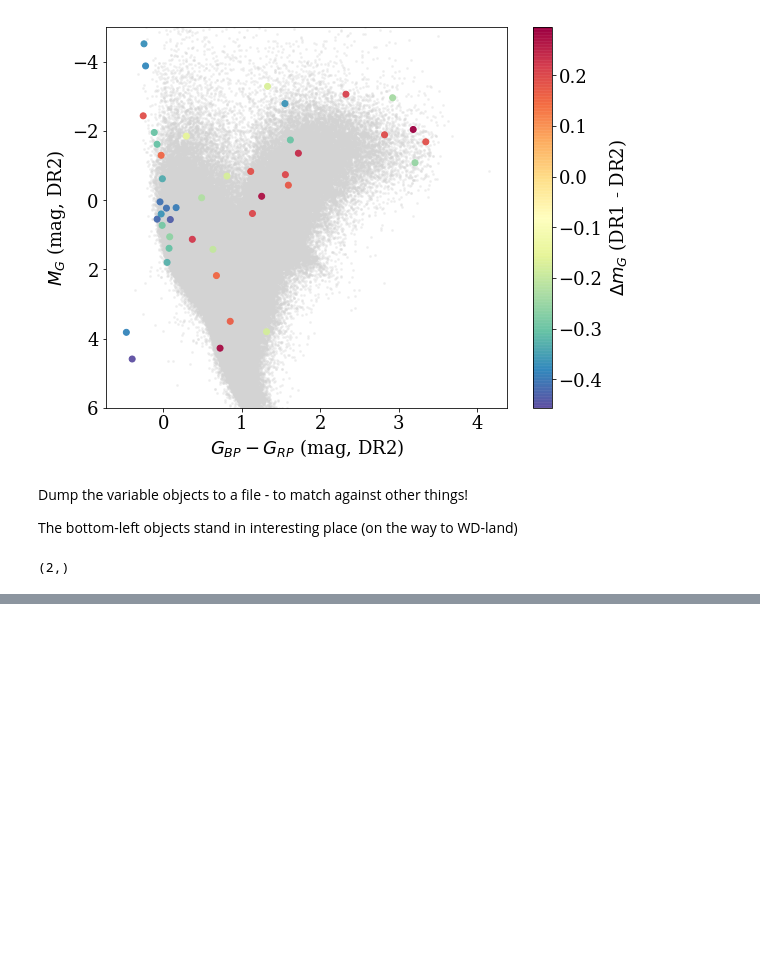
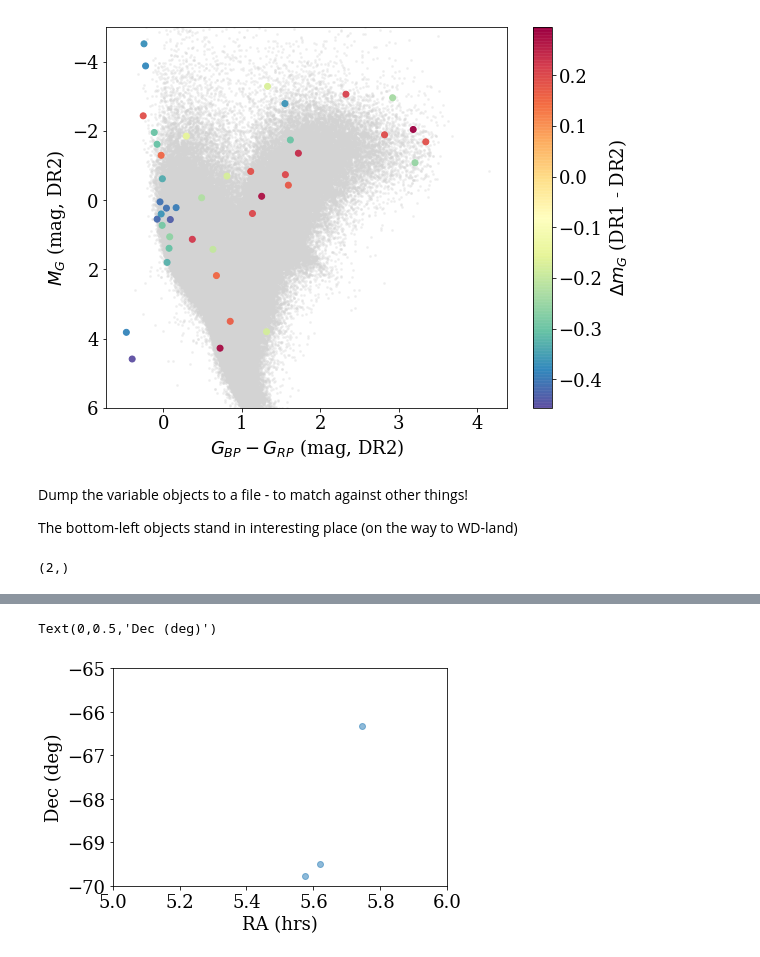
Before and after one commit to jradavenport/GaiaSprint2018, a Jupyter notebook: dr1v2/explore.ipynb, the cells around one changed output, grey strips where cells are left out. Drawn from its saved outputs; the diff is of its cells as text; code cells hidden in the pictures; blank space fills up the shorter version.

```diff
--- a/dr1v2/explore.ipynb
+++ b/dr1v2/explore.ipynb
@@ -165,0 +178,10 @@ df_new.to_csv('wow2.csv', columns=('ra', 'dec'), index_label=False, index=False,
+# %%
+# objects in/near the LMC!
+plt.scatter(df[u'ra_epoch2000'].values[ok][wow]/15., df[u'dec_epoch2000'].values[ok][wow], alpha=0.5)
+plt.xlim(80/15,90/15)
+plt.ylim(-70,-65)
+plt.xlabel('RA (hrs)')
+plt.ylabel('Dec (deg)')
+# %% [output]
+Text(0,0.5,'Dec (deg)')
+[figure, added]
```
Also changed, not shown: parts of 2 cells of this notebook.
